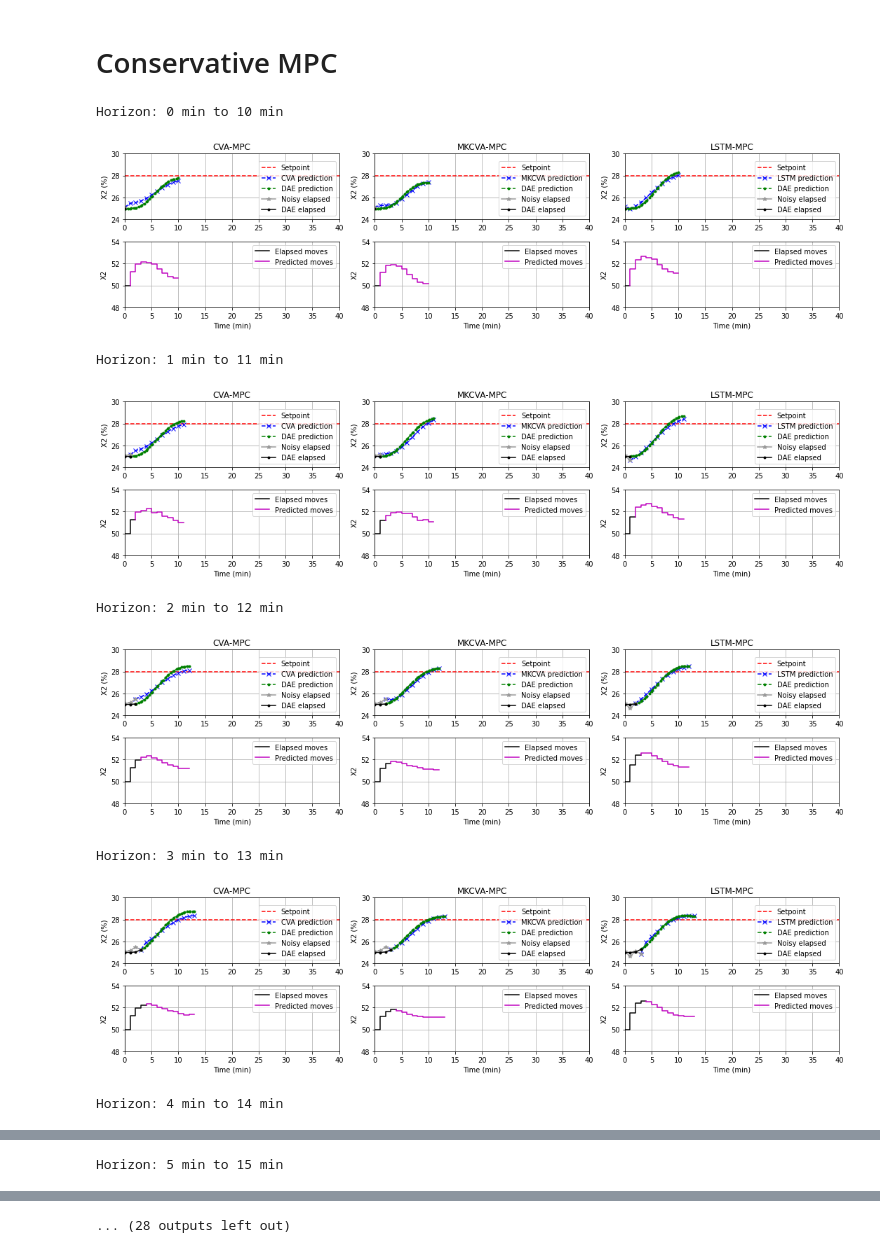
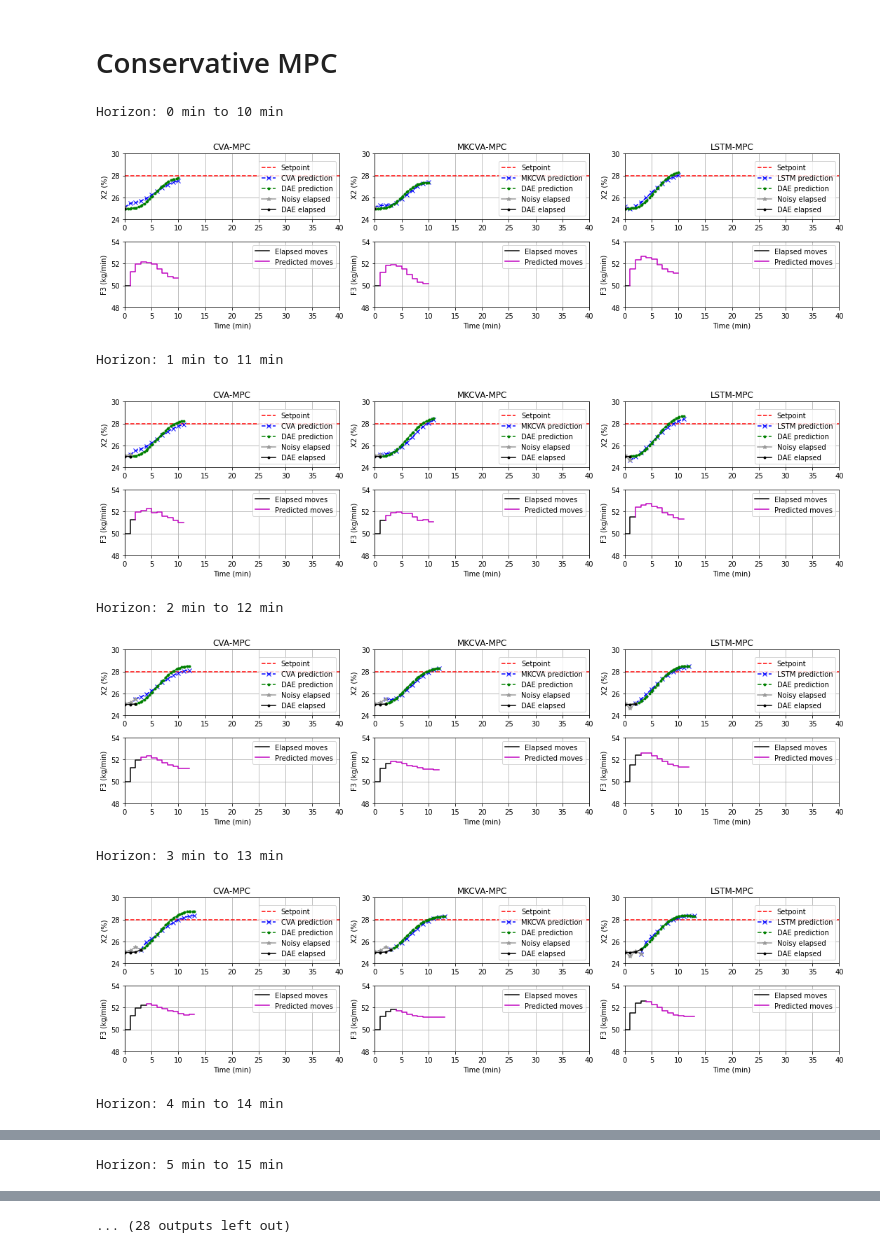
Before and after one commit to kspilario/MKCVA_MPC, a Jupyter notebook: MPC_plotting.ipynb, the cells around one changed output, grey strips where cells are left out. Saved outputs shown, nothing was run; the diff lists cells and outputs as text; code cells hidden in the pictures.

```diff
--- a/MPC_plotting.ipynb
+++ b/MPC_plotting.ipynb
@@ -46,7 +43,7 @@ lstm_y_noisy = np.array(lstm_mpc_data["y_noisy_save"])
 ## View the MPC results
 # %%
 X2_sp = 28    # Setpoint for X2
-u_names = ['L2', 'P2', 'X2']
+u_names = ['F200 (kg/min)', 'P100 (kPa)', 'F3 (kg/min)']
 
 colloc_idx = np.array([0, 0.155051, 0.644949, 1, 1.155051, 1.644949,
                        2, 2.155051, 2.644949, 3, 3.155051, 3.644949,
@@ -68,7 +65,7 @@ for t in range(20):
     mkcva_y = mkcva_mdl[t, :].reshape(-1, 3)[:, -1]
     lstm_y = lstm_mdl[t, :].reshape(-1, 3)[:, -1]
 
-    #if t == 4 or t == 6 or t == 8 or t == 10:
+    #if t == 4 or t == 6 or t == 8 or t == 19:
     if True:
         print(f"Horizon: {t} min to {t+10} min")
         plt.figure(figsize=(15, 4))
@@ -100,7 +97,6 @@ for t in range(20):
         plt.legend(loc='upper right')
         plt.xlim([0, 40])
         plt.ylim([45, 60])
-        #plt.ylim([30, 60])
         plt.grid()
 
         # Plot MKCVA MPC results
@@ -130,9 +126,7 @@ for t in range(20):
         plt.legend(loc='upper right')
         plt.xlim([0, 40])
         plt.ylim([45, 60])
-        #plt.ylim([30, 60])
         plt.grid()
-
 
         # Plot LSTM MPC results
         plt.subplot(2,3,3)
@@ -161,7 +155,6 @@ for t in range(20):
         plt.legend(loc='upper right')
         plt.xlim([0, 40])
         plt.ylim([45, 60])
-        #plt.ylim([30, 60])
         plt.grid()
 
         plt.tight_layout()
@@ -219,7 +212,6 @@ lstm_y_pyomo = np.array(lstm_mpc_data["y_pyomo_save"])
 lstm_y_noisy = np.array(lstm_mpc_data["y_noisy_save"])
 # %%
 X2_sp = 28    # Setpoint for X2
-u_names = ['L2', 'P2', 'X2']
 
 colloc_idx = np.array([0, 0.155051, 0.644949, 1, 1.155051, 1.644949,
                        2, 2.155051, 2.644949, 3, 3.155051, 3.644949,
@@ -241,7 +233,7 @@ for t in range(20):
     mkcva_y = mkcva_mdl[t, :].reshape(-1, 3)[:, -1]
     lstm_y = lstm_mdl[t, :].reshape(-1, 3)[:, -1]
 
-    #if t == 4 or t == 6 or t == 8 or t == 10:
+    #if t == 4 or t == 6 or t == 8 or t == 19:
     if True:
         print(f"Horizon: {t} min to {t+10} min")
         plt.figure(figsize=(15, 4))
@@ -273,7 +265,6 @@ for t in range(20):
         plt.legend(loc='upper right')
         plt.xlim([0, 40])
         plt.ylim([48, 54])
-        #plt.ylim([30, 60])
         plt.grid()
 
         # Plot MKCVA MPC results
@@ -303,7 +294,6 @@ for t in range(20):
         plt.legend(loc='upper right')
         plt.xlim([0, 40])
         plt.ylim([48, 54])
-        #plt.ylim([30, 60])
         plt.grid()
 
 
@@ -314,39 +304,38 @@ for t in range(20):
         plt.plot(t + colloc_idx, lstm_dae[:, -1, t], 'g.--', label='DAE prediction')
         plt.plot(np.arange(t+1), lstm_y_noisy[:t+1, -1], '*-', c='0.6', label='Noisy elapsed')
         plt.plot(np.arange(t+1), lstm_y_pyomo[:t+1, -1], 'k.-', label='DAE elapsed')
         plt.ticklabel_format(useOffset=False, style='plain')
         plt.legend(loc='lower right')
         plt.title('LSTM-MPC')
         plt.ylabel('X2 (%)')
         plt.xlim([0, 40])
         plt.ylim([24, 30])
         plt.grid()
 
         plt.subplot(2,3,6)
         plt.step(np.arange(t+2), np.hstack((lstm_u_save[:t+1, -1], lstm_u_save[t, -1])),
                  where='post', c='k', label='Elapsed moves')
         plt.step(t+1 + np.arange(10),
                  np.hstack((lstm_u_save[t, -1],
                             lstm_u[:, 2])),
                  where='pre', c='m', label='Predicted moves')
         plt.ylabel(u_names[2])
         plt.xlabel('Time (min)')
         plt.legend(loc='upper right')
         plt.xlim([0, 40])
         plt.ylim([48, 54])
-        #plt.ylim([30, 60])
         plt.grid()
 
         plt.tight_layout()
         plt.savefig(f"fig_mpc_cons_hor{t}.png", dpi=300)
         plt.show()
 # %% [output]
 Horizon: 0 min to 10 min
-[figure, old version]
+[figure, new version]
 Horizon: 1 min to 11 min
-[figure, old version]
+[figure, new version]
 Horizon: 2 min to 12 min
-[figure, old version]
+[figure, new version]
 Horizon: 3 min to 13 min
-[figure, old version]
+[figure, new version]
 Horizon: 4 min to 14 min
```
Also changed, not shown: parts of 4 cells of this notebook.
